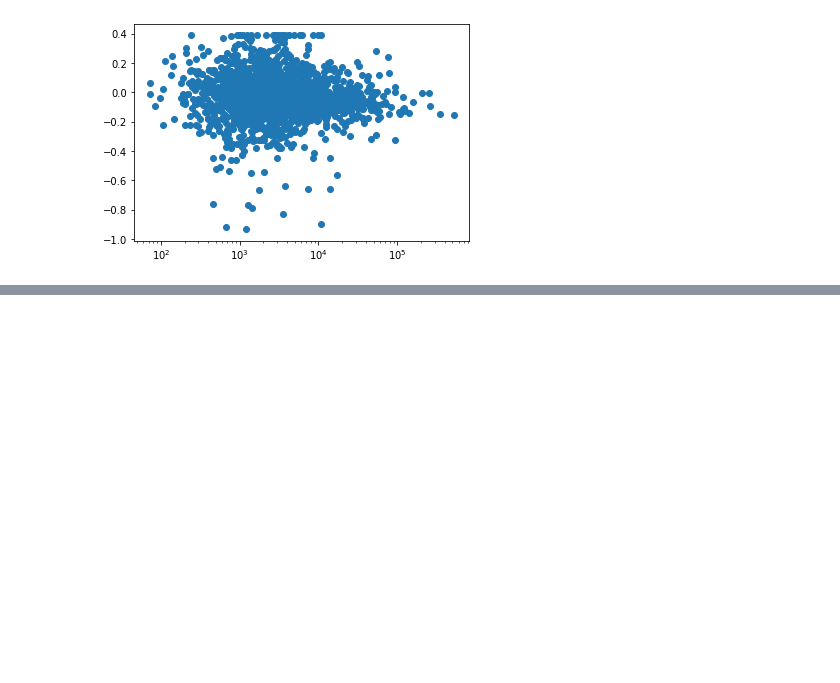
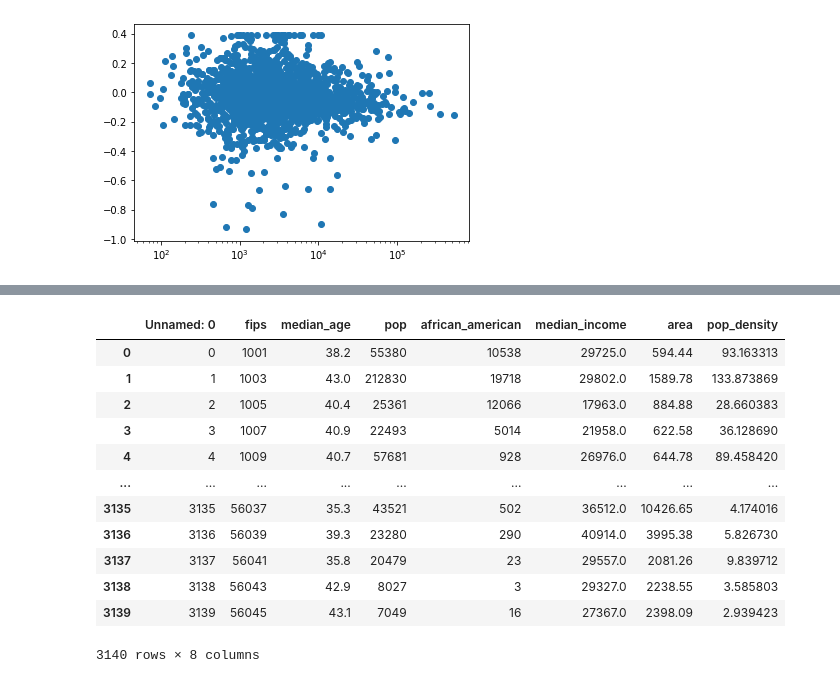
Before and after one commit to aditj/covid-ranking, a Jupyter notebook: notebooks/create_data.ipynb, the cells around one changed output, grey strips where cells are left out. Cells and saved outputs as stored; diff of their text form; code cells hidden in the pictures; blank space fills up the shorter version.

Commit message:
added additional columns

```diff
--- a/notebooks/create_data.ipynb
+++ b/notebooks/create_data.ipynb
@@ -60,4 +130,20 @@ plt.xscale('log')
 census=pd.read_csv('../data/census.csv')
 # %%
 census=census.rename({'id':'fips'},axis=1)
+# %%
+census
+# %% [output]
+|  | Unnamed: 0 | fips | median_age | pop | african_american | median_income | area | pop_density |
+| 0 | 0 | 1001 | 38.2 | 55380 | 10538 | 29725.0 | 594.44 | 93.163313 |
+| 1 | 1 | 1003 | 43.0 | 212830 | 19718 | 29802.0 | 1589.78 | 133.873869 |
+| 2 | 2 | 1005 | 40.4 | 25361 | 12066 | 17963.0 | 884.88 | 28.660383 |
+| 3 | 3 | 1007 | 40.9 | 22493 | 5014 | 21958.0 | 622.58 | 36.128690 |
+| 4 | 4 | 1009 | 40.7 | 57681 | 928 | 26976.0 | 644.78 | 89.458420 |
+| ... | ... | ... | ... | ... | ... | ... | ... | ... |
+| 3135 | 3135 | 56037 | 35.3 | 43521 | 502 | 36512.0 | 10426.65 | 4.174016 |
+| 3136 | 3136 | 56039 | 39.3 | 23280 | 290 | 40914.0 | 3995.38 | 5.826730 |
+| 3137 | 3137 | 56041 | 35.8 | 20479 | 23 | 29557.0 | 2081.26 | 9.839712 |
+| 3138 | 3138 | 56043 | 42.9 | 8027 | 3 | 29327.0 | 2238.55 | 3.585803 |
+| 3139 | 3139 | 56045 | 43.1 | 7049 | 16 | 27367.0 | 2398.09 | 2.939423 |
+3140 rows × 8 columns
 # %%
```
Also changed, not shown: parts of 29 cells of this notebook, 4 other files.
